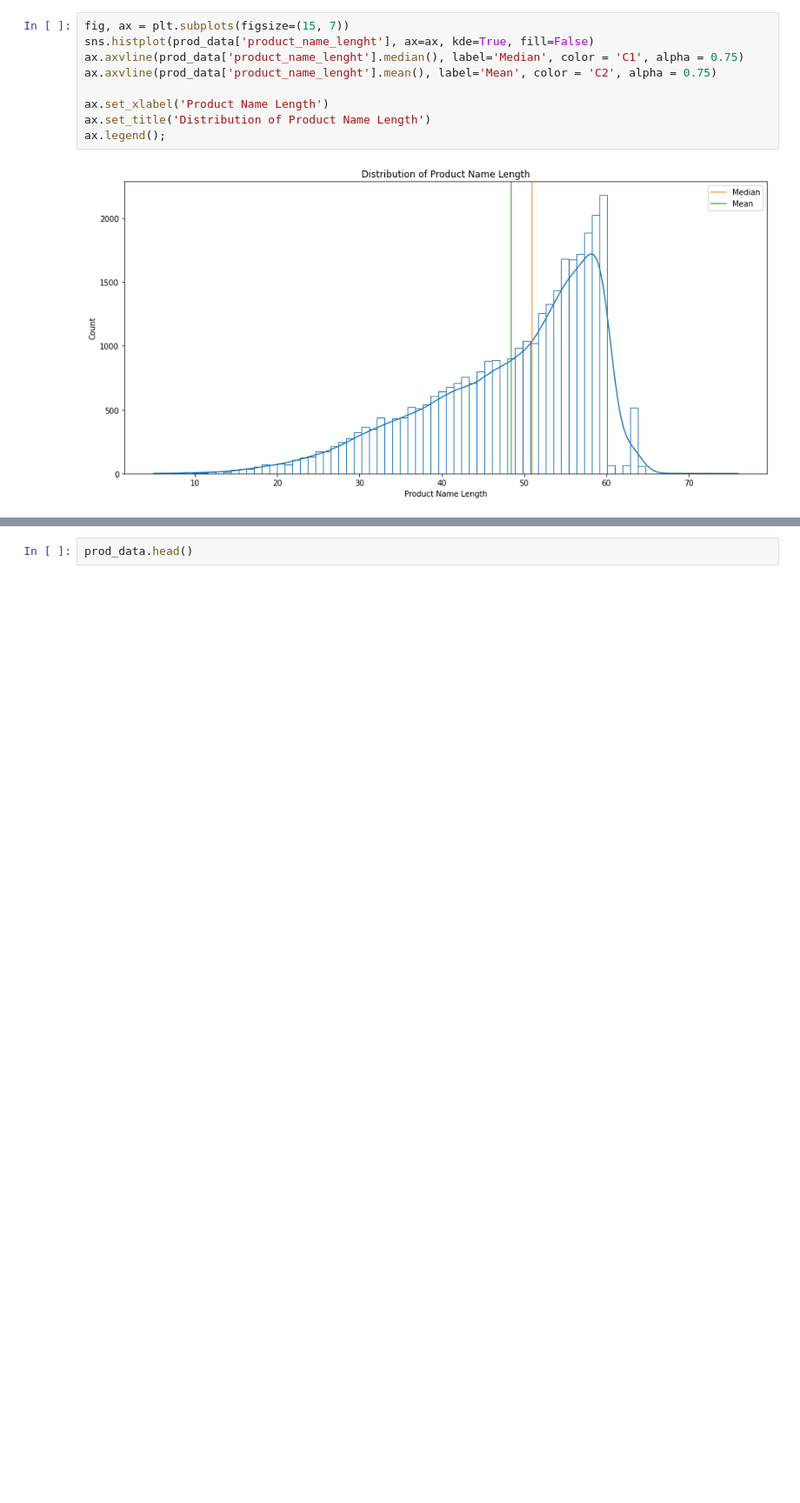
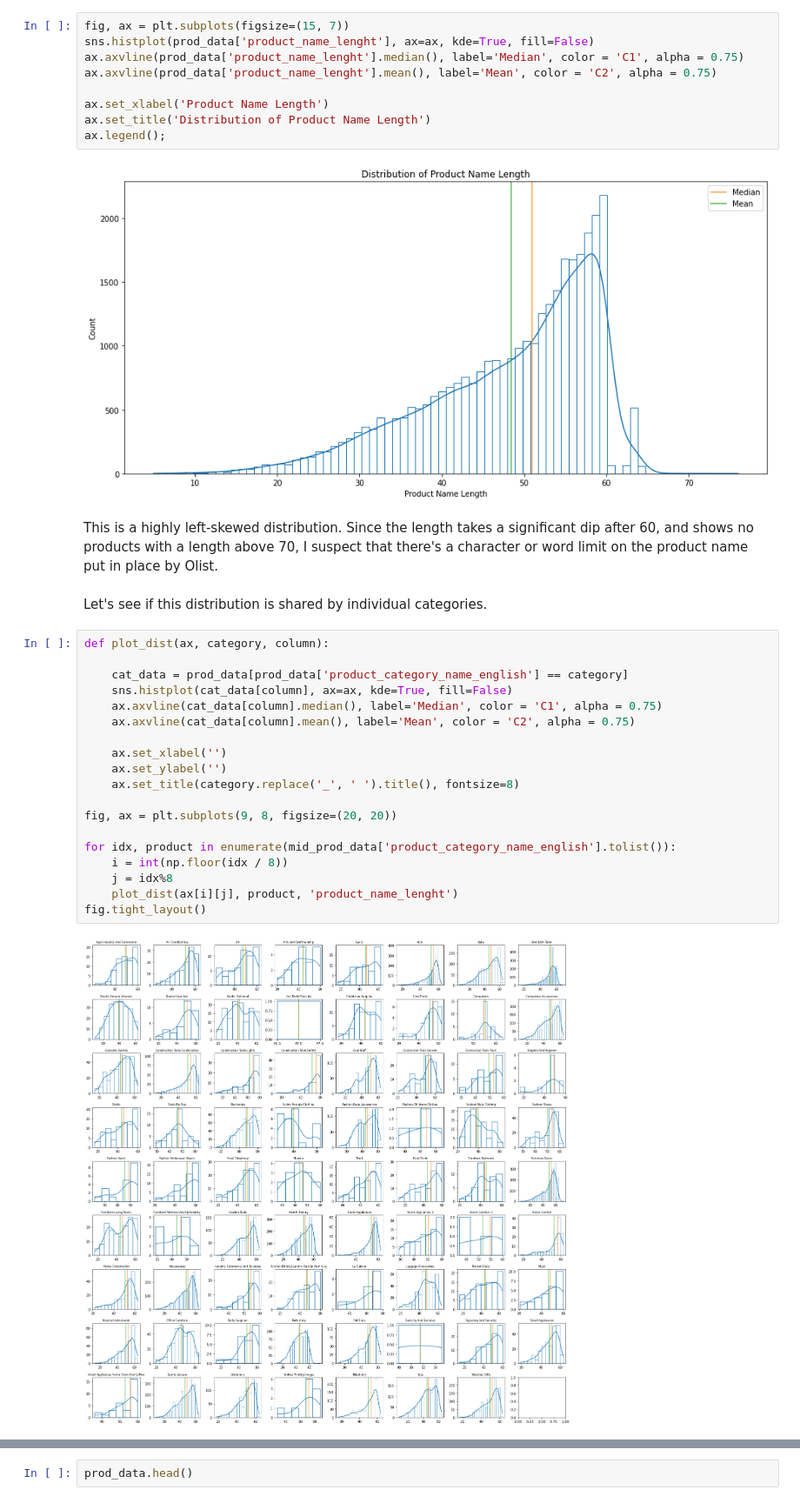
Before and after one commit to smwitkowski/olist-product-recommendations, a Jupyter notebook: notebooks/01-switkowski-data-eda.ipynb, the cells around one changed output, grey strips where cells are left out. Shown at 87% size. Cells and saved outputs as stored; diff of their text form; blank space fills up the shorter version.

```diff
--- a/notebooks/01-switkowski-data-eda.ipynb
+++ b/notebooks/01-switkowski-data-eda.ipynb
@@ -375,3 +381,28 @@ ax.set_title('Distribution of Product Name Length')
 ax.legend();
 # %% [output]
 [figure]
+# %% [markdown]
+This is a highly left-skewed distribution. Since the length takes a significant dip after 60, and shows no products with a length above 70, I suspect that there's a character or word limit on the product name put in place by Olist.
+# %% [markdown]
+Let's see if this distribution is shared by individual categories.
+# %%
+def plot_dist(ax, category, column):
+
+    cat_data = prod_data[prod_data['product_category_name_english'] == category]
+    sns.histplot(cat_data[column], ax=ax, kde=True, fill=False)
+    ax.axvline(cat_data[column].median(), label='Median', color = 'C1', alpha = 0.75)
+    ax.axvline(cat_data[column].mean(), label='Mean', color = 'C2', alpha = 0.75)
+
+    ax.set_xlabel('')
+    ax.set_ylabel('')
+    ax.set_title(category.replace('_', ' ').title(), fontsize=8)
+
+fig, ax = plt.subplots(9, 8, figsize=(20, 20))
+
+for idx, product in enumerate(mid_prod_data['product_category_name_english'].tolist()):
+    i = int(np.floor(idx / 8))
+    j = idx%8
+    plot_dist(ax[i][j], product, 'product_name_lenght')
+fig.tight_layout()
+# %% [output]
+[figure, added]
```
Also changed, not shown: parts of 20 cells of this notebook.
